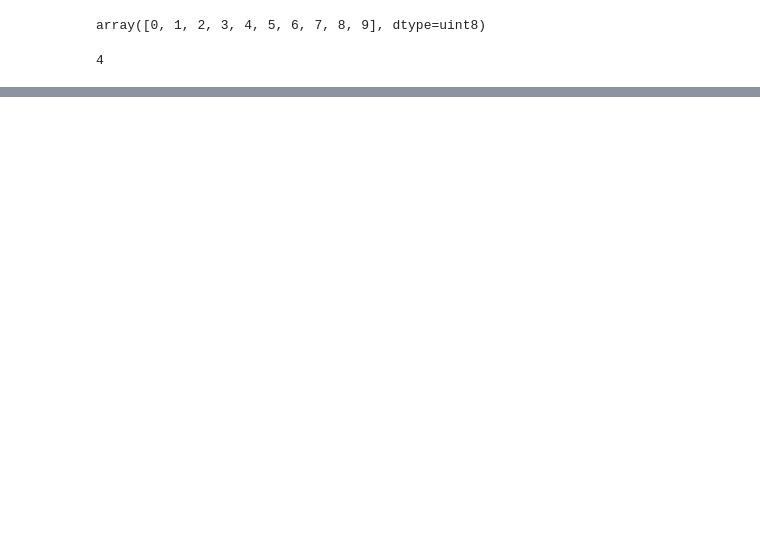
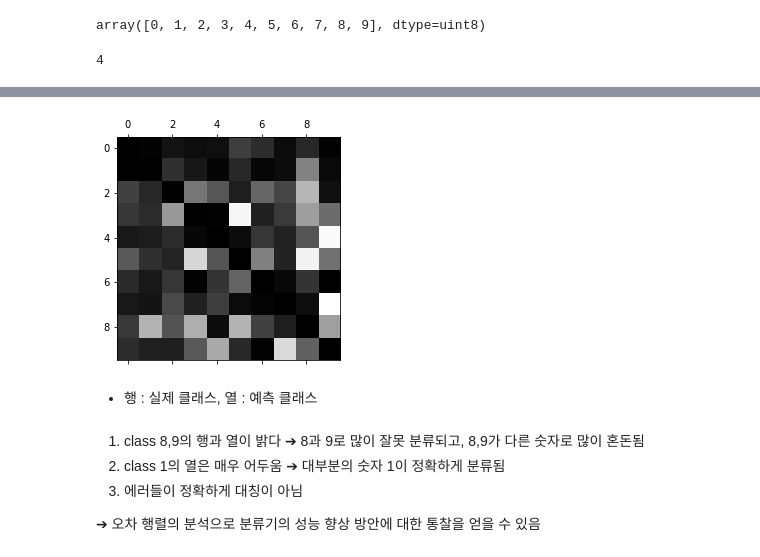
Before and after one commit to iryung9/Hands-On_ML, a Jupyter notebook: Chapter3.ipynb, the cells around one changed output, grey strips where cells are left out. Cells and saved outputs as stored; diff of their text form; code cells hidden in the pictures; blank space fills up the shorter version.

```diff
--- a/Chapter3.ipynb
+++ b/Chapter3.ipynb
@@ -333,0 +408,17 @@ sgd_clf.classes_[4]
+# %%
+row_sums=conf_mx.sum(axis=1, keepdims=True)
+norm_conf_mx=conf_mx/row_sums
+# %%
+np.fill_diagonal(norm_conf_mx,0)
+plt.matshow(norm_conf_mx,cmap=plt.cm.gray)
+plt.show()
+# %% [output]
+[figure, added]
+# %% [markdown]
+- 행 : 실제 클래스, 열 : 예측 클래스
+# %% [markdown]
+1. class 8,9의 행과 열이 밝다 ➔ 8과 9로 많이 잘못 분류되고, 8,9가 다른 숫자로 많이 혼돈됨 <br>
+2. class 1의 열은 매우 어두움 ➔ 대부분의 숫자 1이 정확하게 분류됨 <br>
+3. 에러들이 정확하게 대칭이 아님<br>
+
+➔ 오차 행렬의 분석으로 분류기의 성능 향상 방안에 대한 통찰을 얻을 수 있음
```
Also changed, not shown: parts of 46 cells of this notebook.
